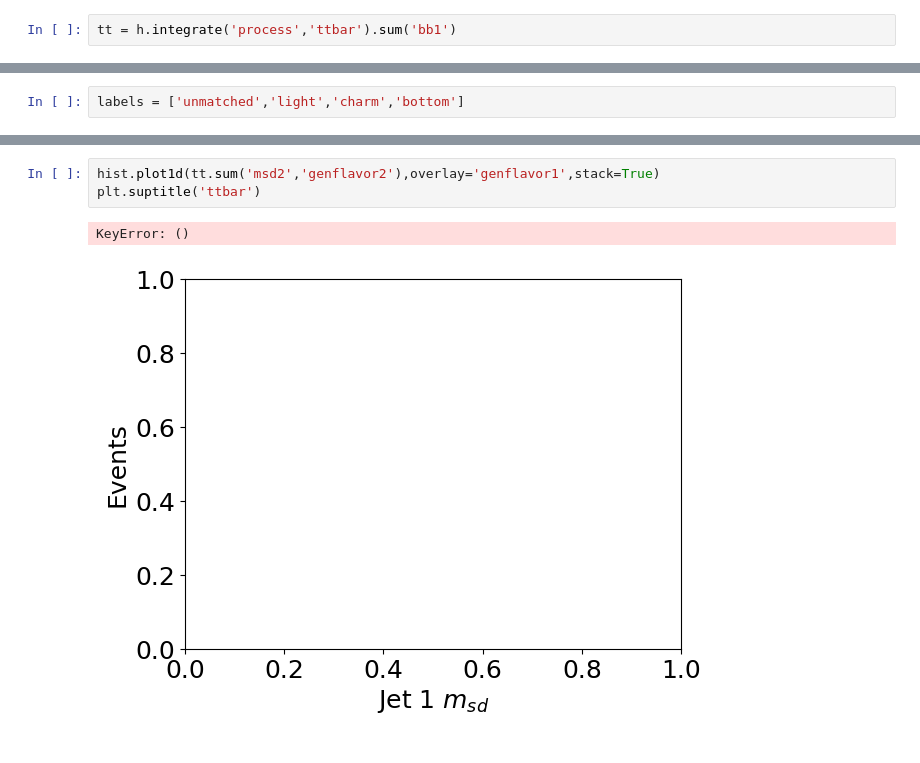
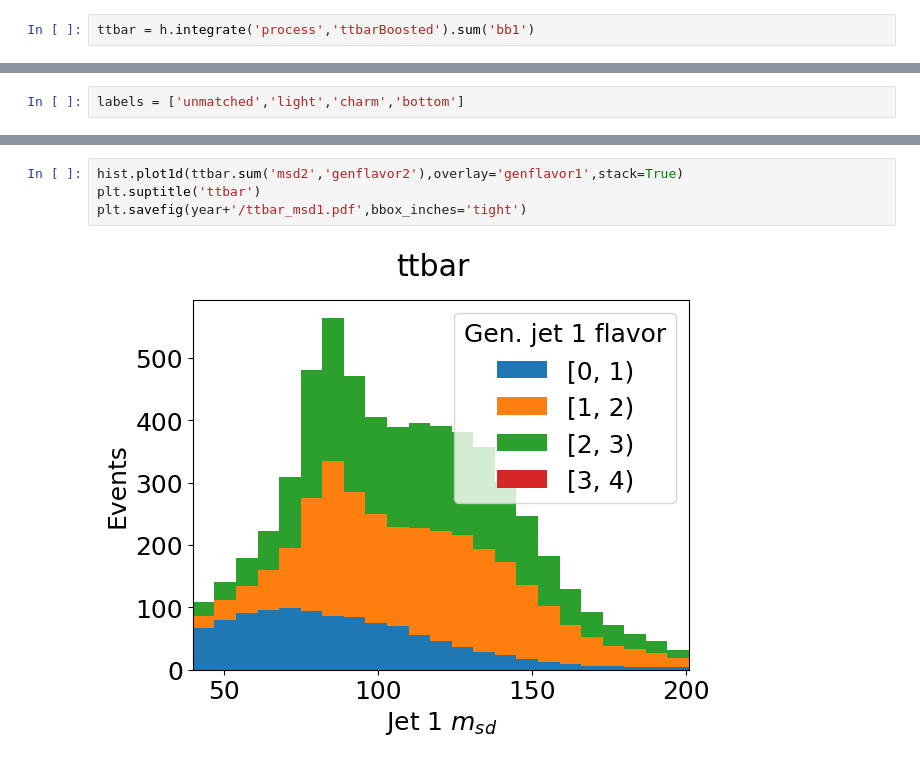
Before and after one commit to Duchstf/VHbb, a Jupyter notebook: notebooks/flavor/flavor-plots.ipynb, the cells around one changed output, grey strips where cells are left out. Cells and saved outputs as stored; diff of their text form.

```diff
--- a/notebooks/flavor/flavor-plots.ipynb
+++ b/notebooks/flavor/flavor-plots.ipynb
@@ -53,7 +49,7 @@ zjets = h.integrate('process','Zjets').sum('bb1')
 # %%
 wjets = h.integrate('process','Wjets').sum('bb1')
 # %%
-tt = h.integrate('process','ttbar').sum('bb1')
+ttbar = h.integrate('process','ttbarBoosted').sum('bb1')
 # %%
 singlet = h.integrate('process','singlet').sum('bb1')
 # %%
@@ -113,7 +210,7 @@ plt.suptitle('ttbar')
 # %%
-hist.plot1d(tt.sum('msd2','genflavor2'),overlay='genflavor1',stack=True)
+hist.plot1d(ttbar.sum('msd2','genflavor2'),overlay='genflavor1',stack=True)
 plt.suptitle('ttbar')
+plt.savefig(year+'/ttbar_msd1.pdf',bbox_inches='tight')
 # %% [output]
-KeyError: ()
-[figure, old version]
+[figure, new version]
 # %%
```
Also changed, not shown: parts of 32 cells of this notebook, 3 other files.
